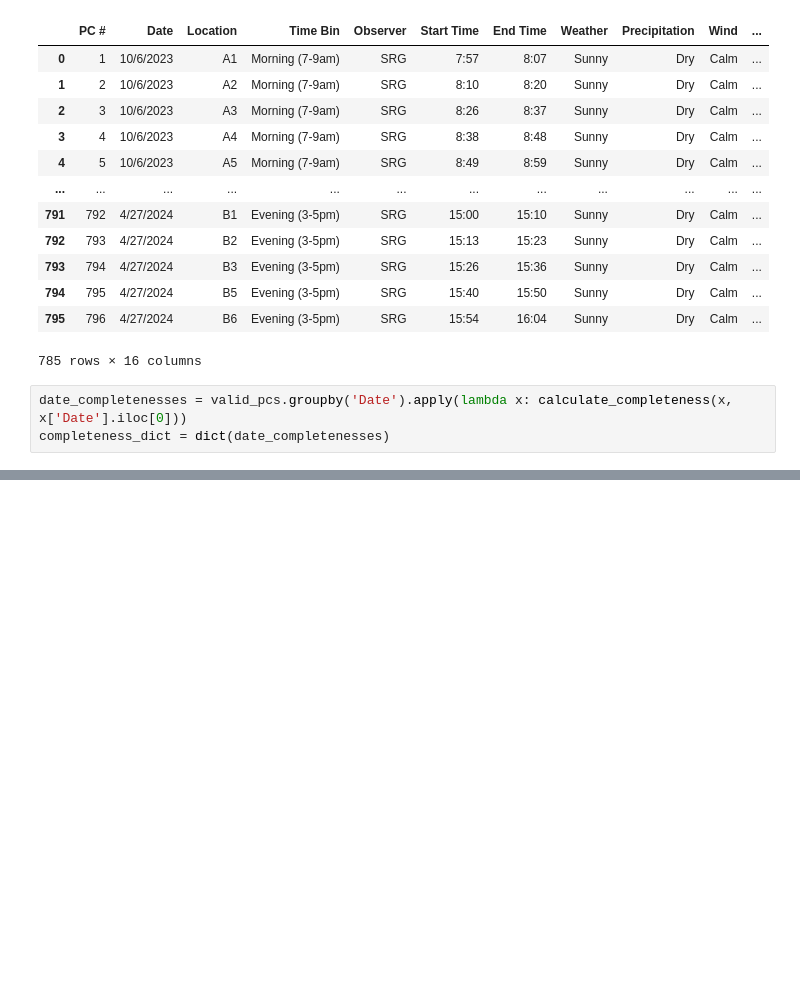
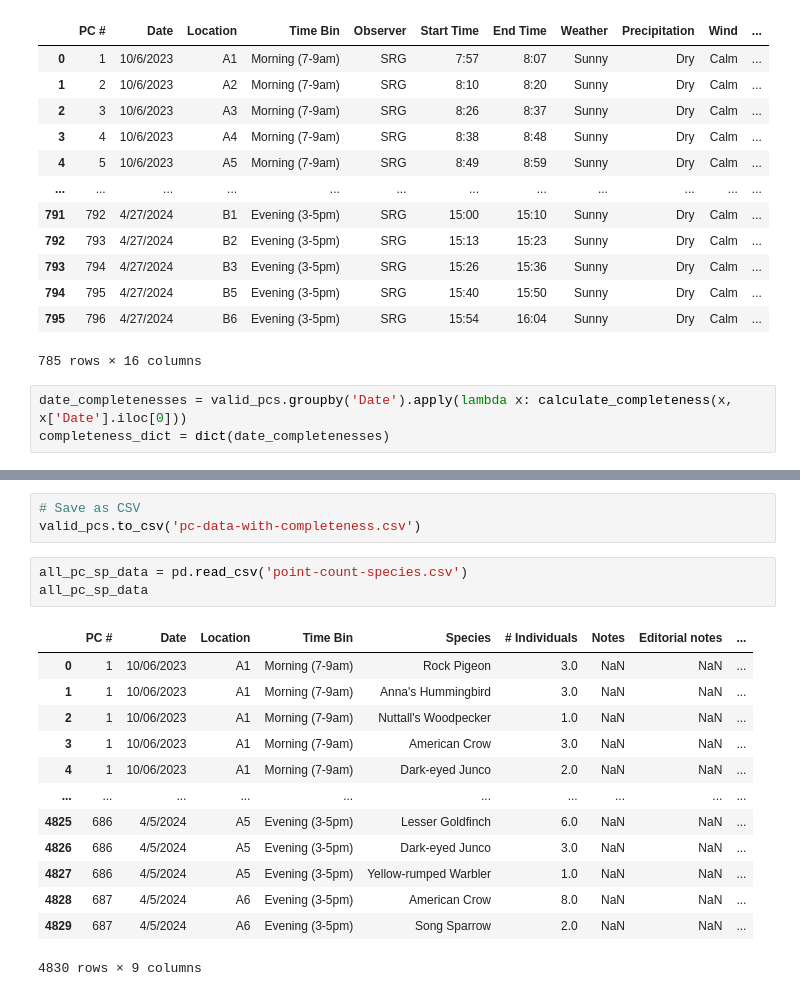
Before and after one commit to mmyen/bfb-babs-23-24, a Jupyter notebook: data-cleaning.ipynb, the cells around one changed output, grey strips where cells are left out. Cells and saved outputs as stored; diff of their text form; blank space fills up the shorter version.

Commit message:
Make scripts for diversity metrics, add species data

```diff
--- a/data-cleaning.ipynb
+++ b/data-cleaning.ipynb
@@ -74,0 +95,20 @@ valid_pcs['Date_completeness'] =
+# %%
+# Save as CSV
+valid_pcs.to_csv('pc-data-with-completeness.csv')
+# %%
+all_pc_sp_data = pd.read_csv('point-count-species.csv')
+all_pc_sp_data
+# %% [output]
+|  | PC # | Date | Location | Time Bin | Species | # Individuals | Notes | Editorial notes | ... |
+| 0 | 1 | 10/06/2023 | A1 | Morning (7-9am) | Rock Pigeon | 3.0 | NaN | NaN | ... |
+| 1 | 1 | 10/06/2023 | A1 | Morning (7-9am) | Anna's Hummingbird | 3.0 | NaN | NaN | ... |
+| 2 | 1 | 10/06/2023 | A1 | Morning (7-9am) | Nuttall's Woodpecker | 1.0 | NaN | NaN | ... |
+| 3 | 1 | 10/06/2023 | A1 | Morning (7-9am) | American Crow | 3.0 | NaN | NaN | ... |
+| 4 | 1 | 10/06/2023 | A1 | Morning (7-9am) | Dark-eyed Junco | 2.0 | NaN | NaN | ... |
+| ... | ... | ... | ... | ... | ... | ... | ... | ... | ... |
+| 4825 | 686 | 4/5/2024 | A5 | Evening (3-5pm) | Lesser Goldfinch | 6.0 | NaN | NaN | ... |
+| 4826 | 686 | 4/5/2024 | A5 | Evening (3-5pm) | Dark-eyed Junco | 3.0 | NaN | NaN | ... |
+| 4827 | 686 | 4/5/2024 | A5 | Evening (3-5pm) | Yellow-rumped Warbler | 1.0 | NaN | NaN | ... |
+| 4828 | 687 | 4/5/2024 | A6 | Evening (3-5pm) | American Crow | 8.0 | NaN | NaN | ... |
+| 4829 | 687 | 4/5/2024 | A6 | Evening (3-5pm) | Song Sparrow | 2.0 | NaN | NaN | ... |
+4830 rows × 9 columns
```
Also changed, not shown: parts of 2 cells of this notebook, 4 other files.
